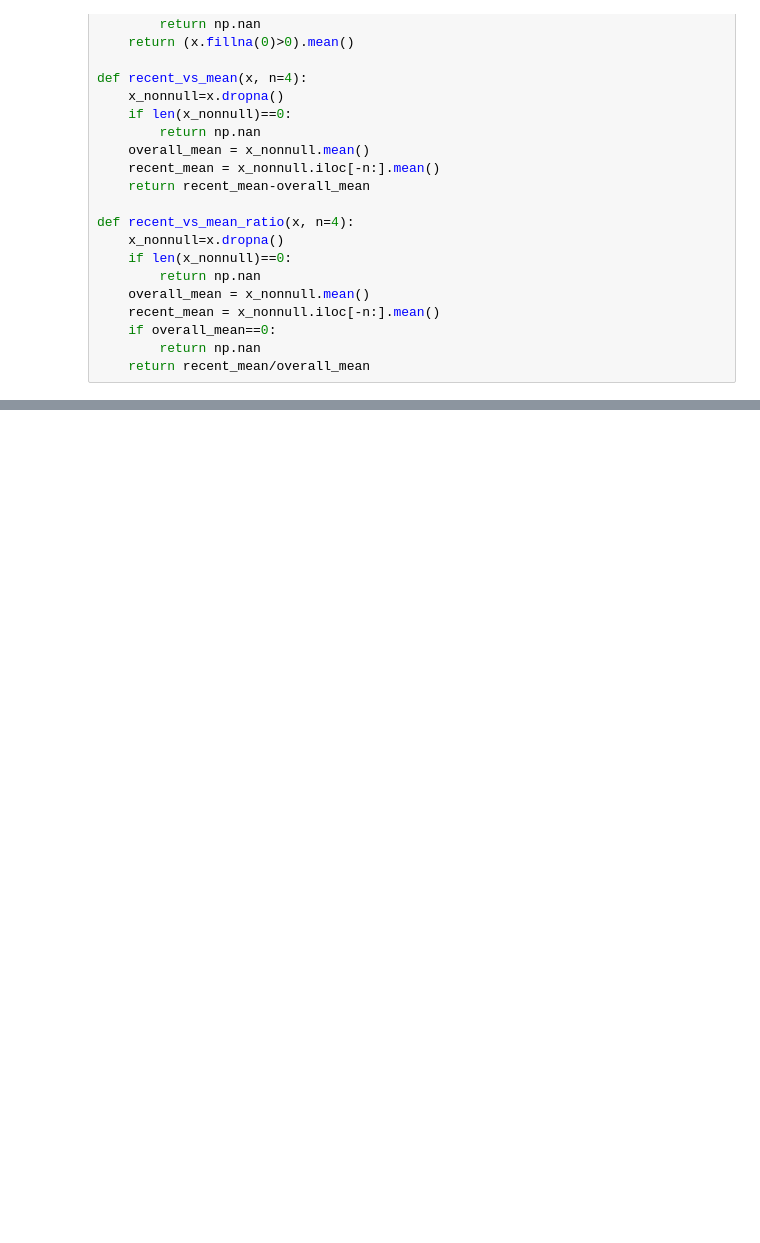
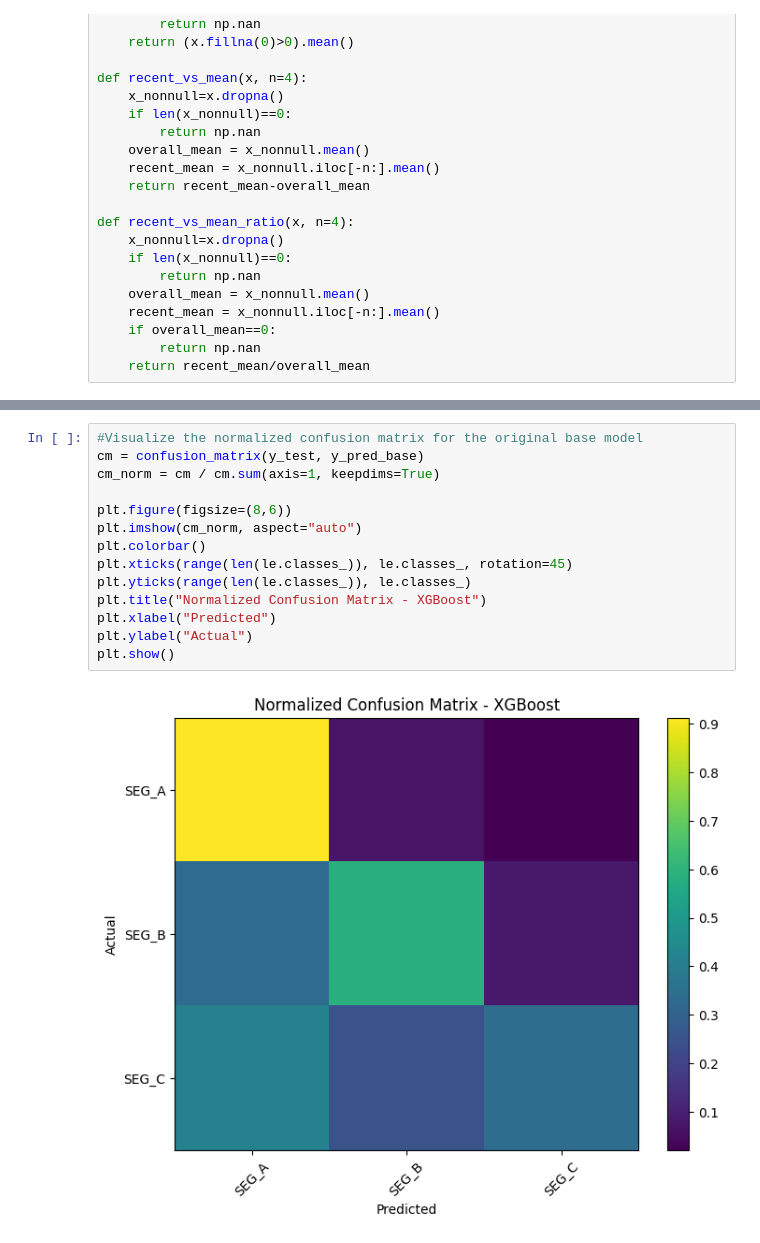
Before and after one commit to david-bazalduaa/Pfizer-segmentation-Ulcerative-Colitis, a Jupyter notebook: XGBoostModel.ipynb, the cells around one changed output, grey strips where cells are left out. Drawn from its saved outputs; the diff is of its cells as text; blank space fills up the shorter version.

```diff
--- a/XGBoostModel.ipynb
+++ b/XGBoostModel.ipynb
@@ -453,0 +597,16 @@ Dummy Macro F1: 0.2332695984703633
+# %%
+#Visualize the normalized confusion matrix for the original base model
+cm = confusion_matrix(y_test, y_pred_base)
+cm_norm = cm / cm.sum(axis=1, keepdims=True)
+
+plt.figure(figsize=(8,6))
+plt.imshow(cm_norm, aspect="auto")
+plt.colorbar()
+plt.xticks(range(len(le.classes_)), le.classes_, rotation=45)
+plt.yticks(range(len(le.classes_)), le.classes_)
+plt.title("Normalized Confusion Matrix - XGBoost")
+plt.xlabel("Predicted")
+plt.ylabel("Actual")
+plt.show()
+# %% [output]
+[figure, added]
```
Also changed, not shown: parts of 61 cells of this notebook.
